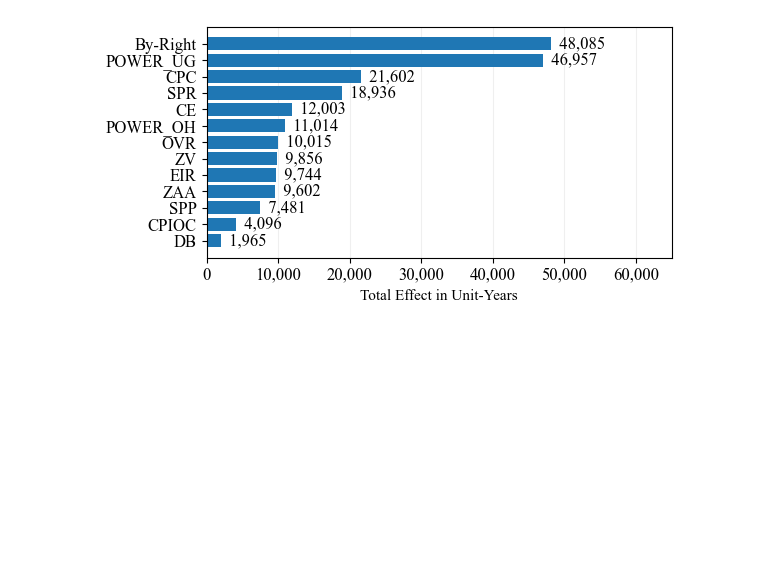
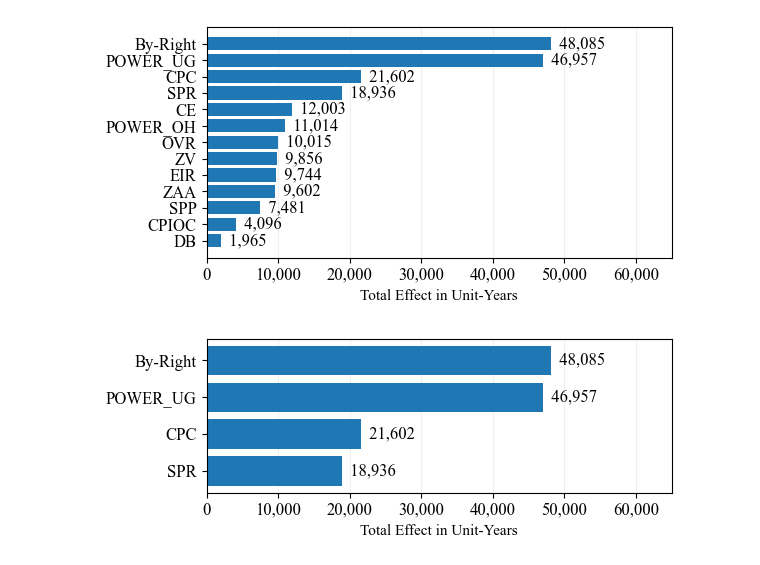
Before and after one commit to ed-kung/labc-study, a Jupyter notebook: src/notebooks/simulations.ipynb, the cells around one changed output. Cells and saved outputs as stored; diff of their text form; code cells hidden in the pictures; blank space fills up the shorter version.

Commit message:
some more charts for sacramento visit

```diff
--- a/src/notebooks/simulations.ipynb
+++ b/src/notebooks/simulations.ipynb
@@ -208,3 +208,18 @@ plt.gca().set_axisbelow(True)
 plt.show()
 # %% [output]
 [figure]
+# %%
+idx = salience_df['Variable'].isin(['By-Right', 'POWER_UG', 'CPC', 'SPR'])
+plt.figure(figsize=(6,2))
+plt.rc('axes', labelsize=11)
+bars = plt.barh(y=salience_df.loc[idx,'Variable'], width=salience_df.loc[idx, 'Salience'])
+plt.xlabel('Total Effect in Unit-Years')
+plt.bar_label(bars, labels=[f"  {x:,.0f}" for x in bars.datavalues])
+plt.xlim(0, 65000)
+plt.gca().set_xticklabels(['{:,.0f}'.format(x) for x in plt.gca().get_xticks()])
+plt.grid(alpha=0.2, axis='x')
+plt.gca().set_axisbelow(True)
+plt.savefig('../../results/fig_salience_with_dwp_2.svg', bbox_inches='tight')
+plt.show()
+# %% [output]
+[figure, added]
```
Also changed, not shown: parts of 4 cells of this notebook.
